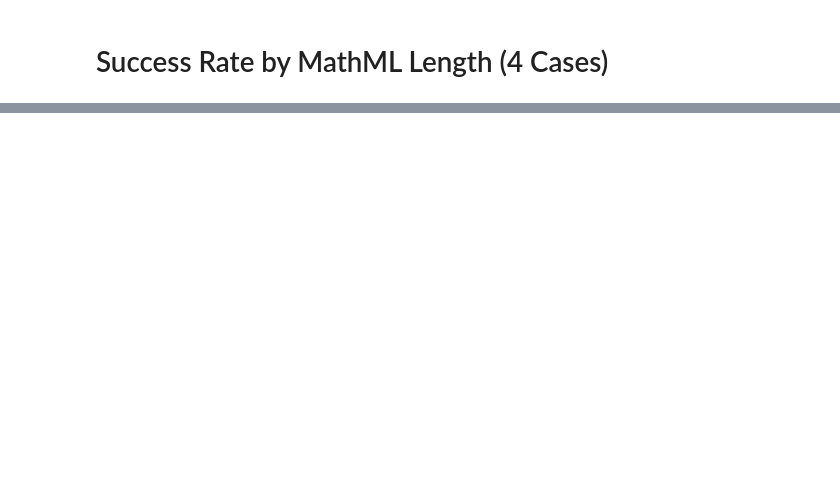
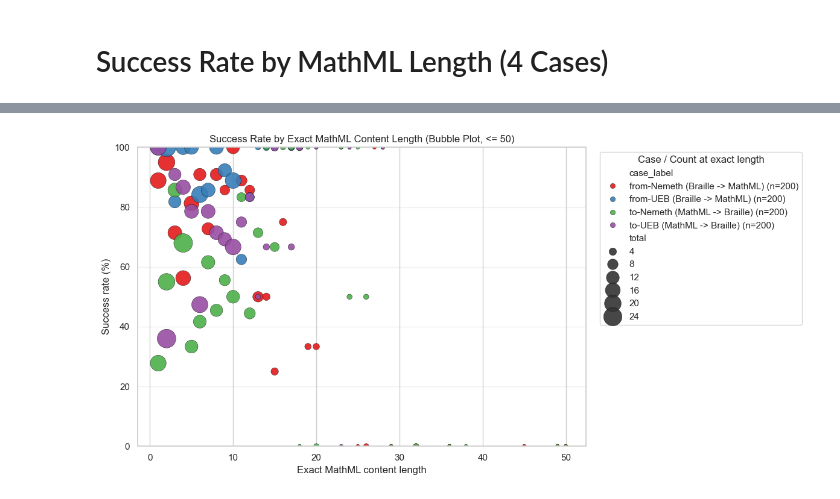
Before and after one commit to NSoiffer/MathMLData, a Jupyter notebook: success_rate_by_length.ipynb, the cells around one changed output, grey strips where cells are left out. Cells and saved outputs as stored; diff of their text form; code cells hidden in the pictures; blank space fills up the shorter version.

```diff
--- a/success_rate_by_length.ipynb
+++ b/success_rate_by_length.ipynb
@@ -238,0 +322,35 @@ plt.show()
+# %%
+# Bubble scatter plot by exact MathML content length (no bins, clipped at 50)
+exact_length_summary = (
+    df.groupby(["case", "mathml_content_length"], as_index=False)
+      .agg(total=("is_success", "size"), success_rate=("is_success", "mean"))
+)
+exact_length_summary = exact_length_summary[exact_length_summary["mathml_content_length"] <= 50].copy()
+exact_length_summary["success_rate_pct"] = exact_length_summary["success_rate"] * 100
+exact_length_summary["case_label"] = exact_length_summary["case"].map(lambda c: f"{c} (n={n_per_case[c]})")
+
+fig, ax = plt.subplots(figsize=(12, 6))
+sns.scatterplot(
+    data=exact_length_summary,
+    x="mathml_content_length",
+    y="success_rate_pct",
+    hue="case_label",
+    palette="Set1",
+    size="total",
+    sizes=(20, 500),
+    alpha=0.9,
+    edgecolor="black",
+    linewidth=0.3,
+    ax=ax,
+)
+
+ax.set_title("Success Rate by Exact MathML Content Length (Bubble Plot, <= 50)")
+ax.set_xlabel("Exact MathML content length")
+ax.set_ylabel("Success rate (%)")
+ax.set_ylim(0, 100)
+ax.grid(axis="y", alpha=0.3)
+ax.legend(title="Case / Count at exact length", bbox_to_anchor=(1.02, 1), loc="upper left")
+fig.tight_layout()
+plt.show()
+# %% [output]
+[figure, added]
```
Also changed, not shown: parts of 4 cells of this notebook.
